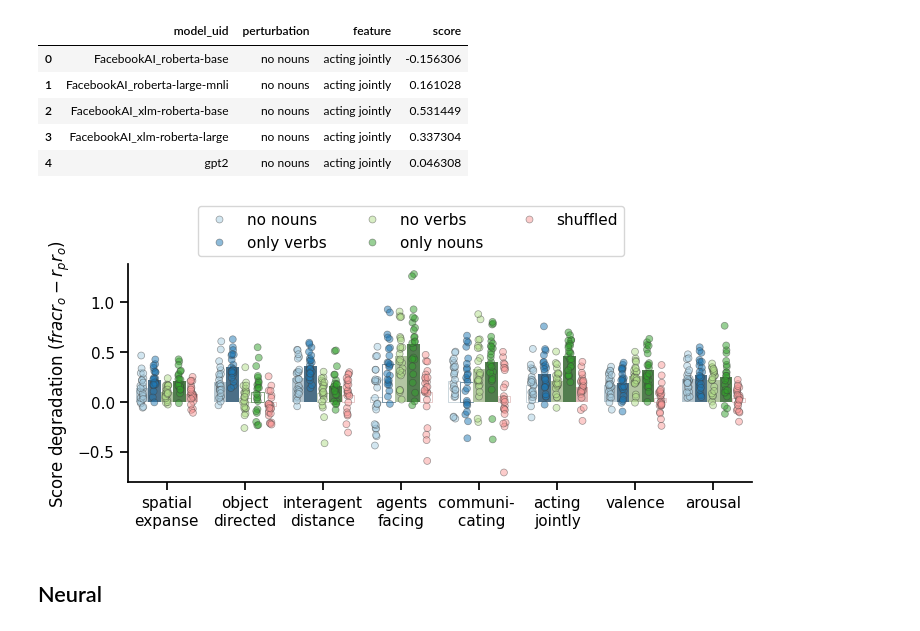
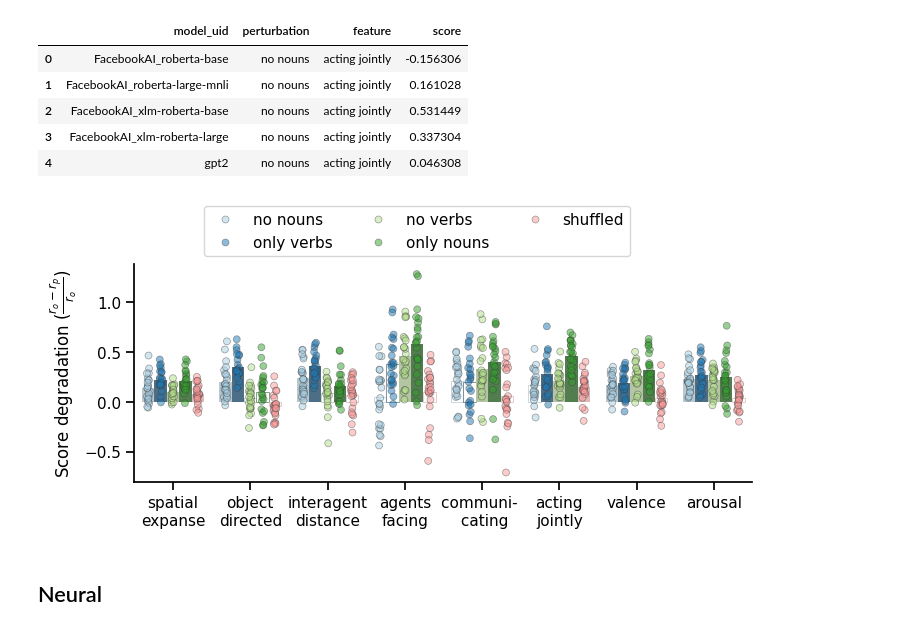
Before and after one commit to Isik-lab/SIfMRI_modeling, a Jupyter notebook: notebooks/model_class_averaging.ipynb, the cells around one changed output. Saved outputs shown, nothing was run; the diff lists cells and outputs as text; code cells hidden in the pictures.

Commit message:
plotting

```diff
--- a/notebooks/model_class_averaging.ipynb
+++ b/notebooks/model_class_averaging.ipynb
@@ -278,16 +278,16 @@ def plot_perturbation_summary(df_, category, stats=None,
 # %%
 if cut_emotion:
     out_file = '../reports/figures/ResultsSummary/behavior_pertubations_noemotion.pdf'
     figsize=(6.5,3.8)
 else:
     out_file = '../reports/figures/ResultsSummary/behavior_pertubations.pdf'
     figsize=(7.5,3.8)
 plot_perturbation_summary(ratio_df, 'feature',# reliability_=behavior_reliability,
-                          stats=stats, y_label='Score degradation ($frac{r_o - r_p}{r_o}$)',
+                          stats=stats, y_label='Score degradation ($\\frac{r_o - r_p}{r_o}$)',
                           y_var='score', figsize=figsize,
                           out_file=out_file)
 # %% [output]
-[figure, old version]
+[figure, new version]
 # %% [markdown]
 ## Neural
 # %% [markdown]
```
Also changed, not shown: parts of 1 cell of this notebook, 1 other file.
